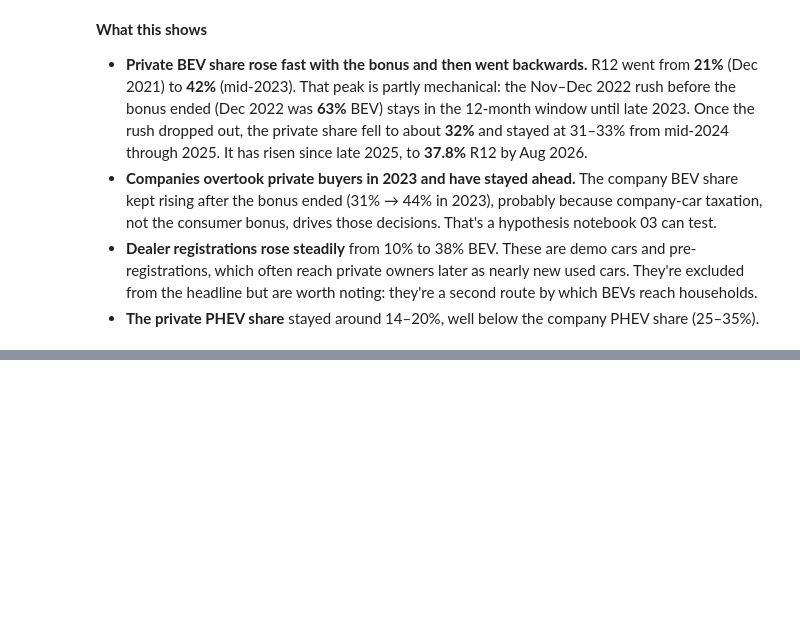
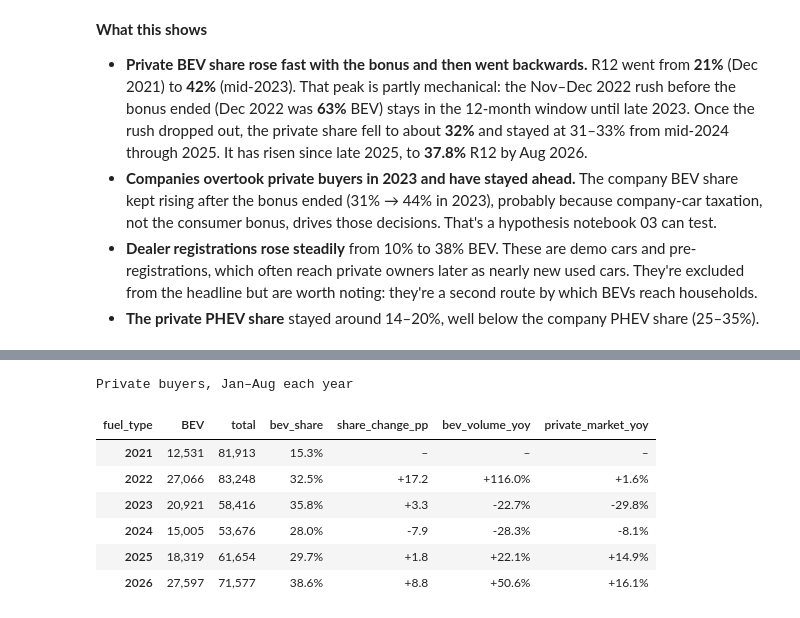
Before and after one commit to suv999/sweden-ev-adoption, a Jupyter notebook: notebooks/01_eda.ipynb, the cells around one changed output, grey strips where cells are left out. Drawn from its saved outputs; the diff is of its cells as text; code cells hidden in the pictures; blank space fills up the shorter version.

```diff
--- a/notebooks/01_eda.ipynb
+++ b/notebooks/01_eda.ipynb
@@ -237,0 +246,20 @@ Annual share of new registrations by owner type (ratio of sums)
+# %%
+m = LAST.month
+p8 = priv[priv.index.month <= m]
+ytd = p8.groupby(p8.index.year)[["BEV", "total"]].sum()
+ytd["bev_share"] = ytd.BEV / ytd.total
+ytd["share_change_pp"] = ytd.bev_share.diff() * 100
+ytd["bev_volume_yoy"] = ytd.BEV.pct_change()
+ytd["private_market_yoy"] = ytd.total.pct_change()
+ytd.style.format({"BEV": "{:,.0f}", "total": "{:,.0f}", "bev_share": "{:.1%}", "share_change_pp": "{:+.1f}",
+                  "bev_volume_yoy": "{:+.1%}", "private_market_yoy": "{:+.1%}"}, na_rep="–") \
+         .set_caption(f"Private buyers, Jan–{LAST:%b} each year")
+# %% [output]
+Private buyers, Jan–Aug each year
+| fuel_type | BEV | total | bev_share | share_change_pp | bev_volume_yoy | private_market_yoy |
+| 2021 | 12,531 | 81,913 | 15.3% | – | – | – |
+| 2022 | 27,066 | 83,248 | 32.5% | +17.2 | +116.0% | +1.6% |
+| 2023 | 20,921 | 58,416 | 35.8% | +3.3 | -22.7% | -29.8% |
+| 2024 | 15,005 | 53,676 | 28.0% | -7.9 | -28.3% | -8.1% |
+| 2025 | 18,319 | 61,654 | 29.7% | +1.8 | +22.1% | +14.9% |
+| 2026 | 27,597 | 71,577 | 38.6% | +8.8 | +50.6% | +16.1% |
```
Also changed, not shown: parts of 3 cells of this notebook, 1 other file.
